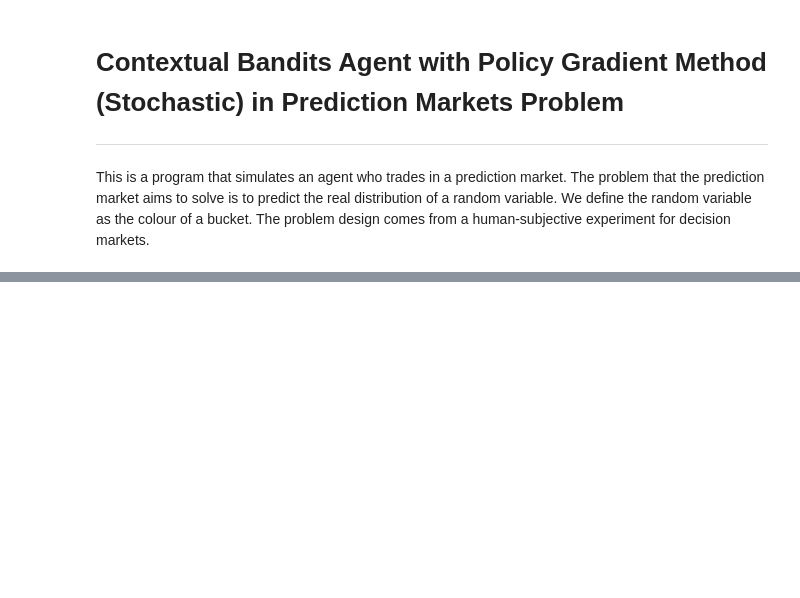
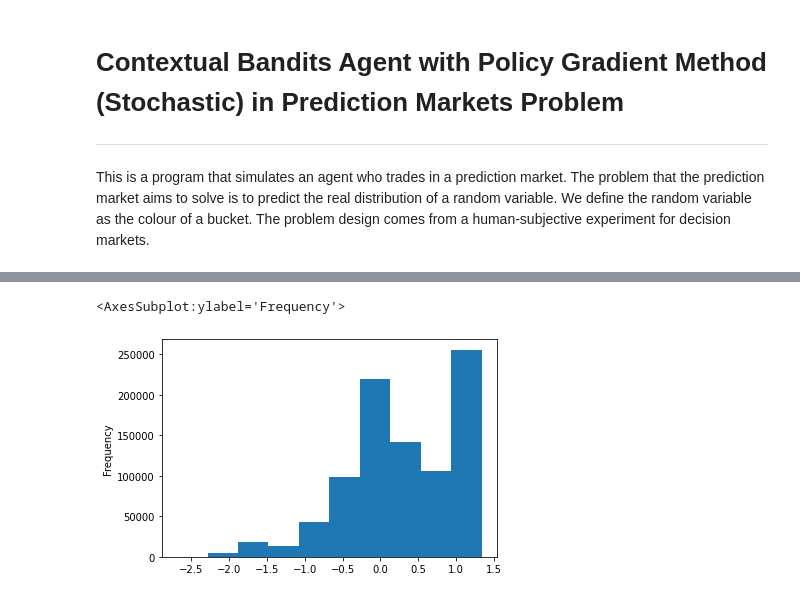
Before and after one commit to realwenlongwang/contexutal-bandits-with-peer-prediction-for-decision-making, a Jupyter notebook: Stochastic_Gradient_Bandit_with_Continous_Action_Space.ipynb, the cells around one changed output, grey strips where cells are left out. Drawn from its saved outputs; the diff is of its cells as text; code cells hidden in the pictures; blank space fills up the shorter version.

```diff
--- a/Stochastic_Gradient_Bandit_with_Continous_Action_Space.ipynb
+++ b/Stochastic_Gradient_Bandit_with_Continous_Action_Space.ipynb
@@ -232,0 +90,14 @@ array([124772, 124836, 124918, 143884, 147699, 148806, 148816, 238222,
+# %%
+reward_history_df1 = pd.DataFrame(agent1.reward_history_list, columns=['signal', 'prior_red', 'actual_reward', 'estimated_average_reward'])
+report_history_df1 = pd.DataFrame(agent1.report_history_list, columns=['report', 'mean', 'std', 'signal'])
+grad_mean_history_df1 = pd.DataFrame(agent1.mean_gradients_history_list,
+                                            columns=['red_ball', 'blue_ball', 'prior'])
+mean_weights_history_df1 = pd.DataFrame(agent1.mean_weights_history_list,
+                                               columns=['red_weight', 'blue_weight', 'prior_weight'])
+
+reward_history_df2 = pd.DataFrame(agent2.reward_history_list, columns=['signal', 'prior_red', 'actual_reward', 'estimated_average_reward'])
+report_history_df2 = pd.DataFrame(agent2.report_history_list, columns=['report', 'mean', 'std', 'signal'])
+grad_mean_history_df2 = pd.DataFrame(agent2.mean_gradients_history_list,
+                                            columns=['red_ball', 'blue_ball', 'prior'])
+mean_weights_history_df2 = pd.DataFrame(agent2.mean_weights_history_list,
+                                               columns=['red_weight', 'blue_weight', 'prior_weight'])
@@ -232,0 +136,5 @@ array([124772, 124836, 124918, 143884, 147699, 148806, 148816, 238222,
+# %%
+reward_history_df1.actual_reward.plot(kind='hist')
+# %% [output]
+<AxesSubplot:ylabel='Frequency'>
+[figure, added]
```
Also changed, not shown: parts of 37 cells of this notebook, 2 other files.
